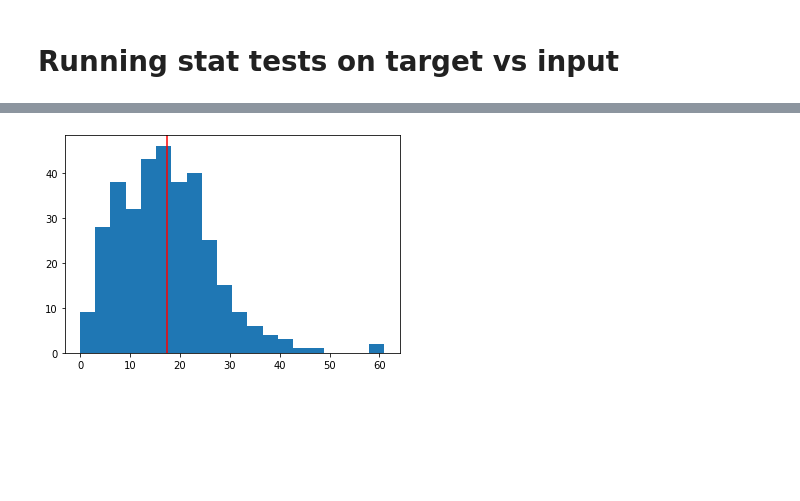
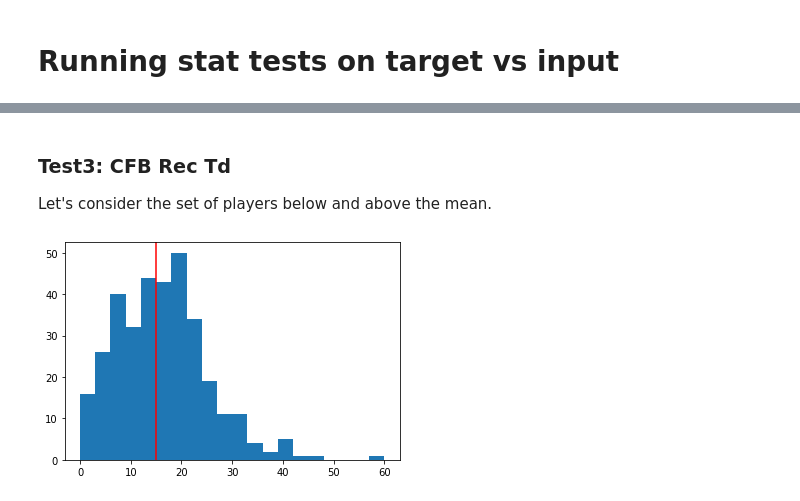
Before and after one commit to adriensaremi/Springboard, a Jupyter notebook: Capstone_1/Statistical Data Analysis.ipynb, the cells around one changed output, grey strips where cells are left out. Cells and saved outputs as stored; diff of their text form; code cells hidden in the pictures; blank space fills up the shorter version.

```diff
--- a/Capstone_1/Statistical Data Analysis.ipynb
+++ b/Capstone_1/Statistical Data Analysis.ipynb
@@ -15,3 +11,10 @@ columns_nonnum = ['cfb conference','cfb class']
+# %%
+tdc = pd.read_csv('data_sets/wr_tdc_new.csv')
+
+tdc['cfb conference'] = tdc['cfb conference'].fillna('Other')
+tdc['cfb class'] = tdc['cfb class'].fillna('Non Declared')
+
+#tdc = tdc.fillna(0)
 # %%
 columns_floats = list(range(13,21)) +list(range(26,53)) +list(range(60,73)) +list(range(75,83)) + [85,92,93]
 tdc_floats = tdc.iloc[:,columns_floats]
@@ -169,5 +247,8 @@ plot the correlation between each metric and cfb td
+# %% [markdown]
+### Test3: CFB Rec Td
+Let's consider the set of players below and above the mean.
 # %%
-_ = plt.hist(tdc['cfb td'], bins = 20)
-_ = plt.axvline(tdc['cfb td'].mean(), color = 'r')
+_ = plt.hist(tdc['cfb rec td'], bins = 20)
+_ = plt.axvline(tdc['cfb rec td'].median(), color = 'r')
 # %% [output]
-[figure, old version]
+[figure, new version]
```
Also changed, not shown: parts of 32 cells of this notebook, 4 other files.
